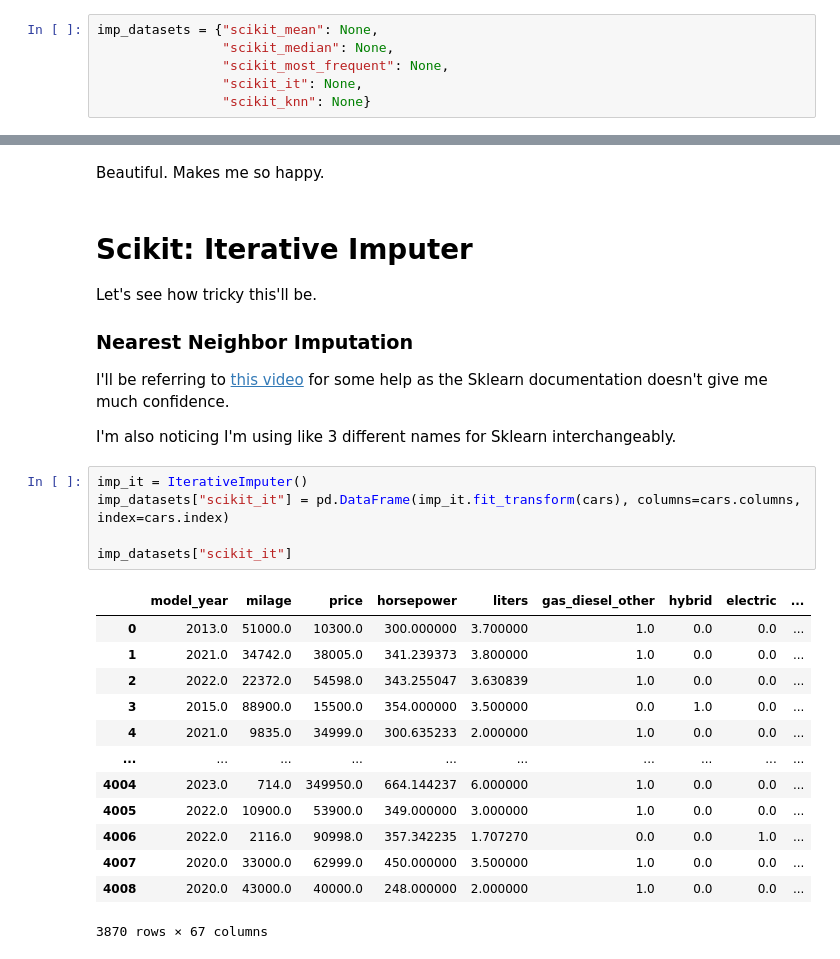
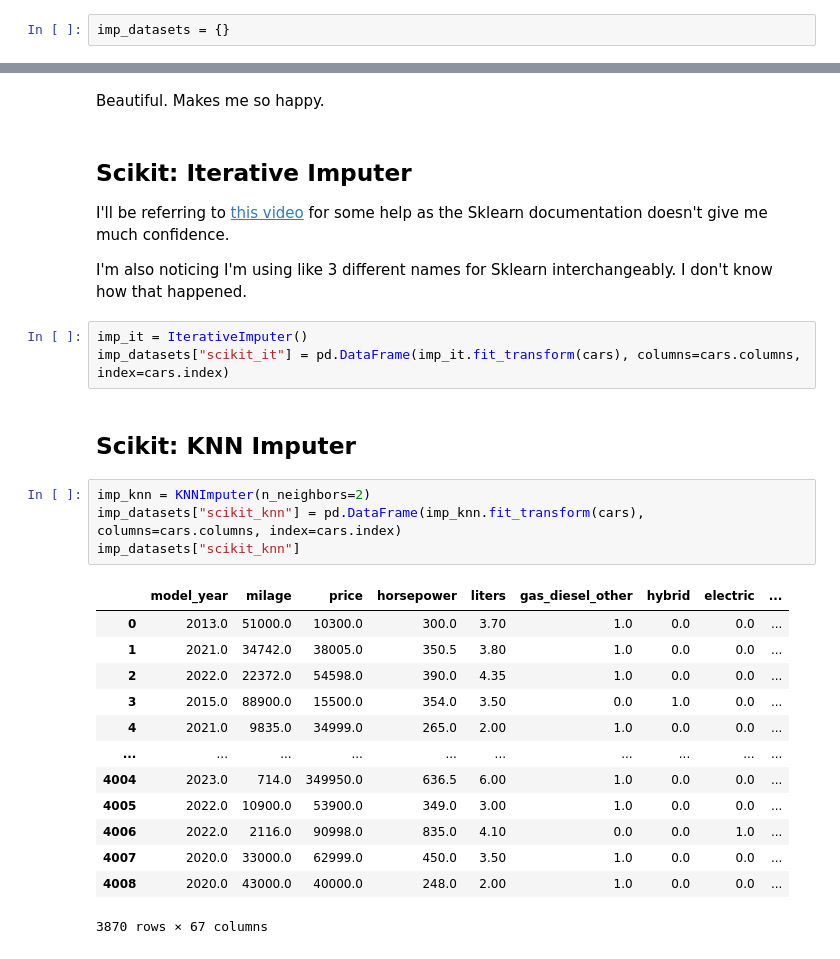
Before and after one commit to crdcamp/lin-reg-practice, a Jupyter notebook: used_car_price_prediction.ipynb, the cells around one changed output, grey strips where cells are left out. Saved outputs shown, nothing was run; the diff lists cells and outputs as text.

Commit message:
Created knn imputer. Needs review

```diff
--- a/used_car_price_prediction.ipynb
+++ b/used_car_price_prediction.ipynb
@@ -201,9 +201,5 @@ Beyond the methods I'm about to explore, I can also think of a few other ways we
 
 Here's a dictionary that will hold the results of each method for the future comparisons:
 # %%
-imp_datasets = {"scikit_mean": None,
-                "scikit_median": None,
-                "scikit_most_frequent": None,
-                "scikit_it": None,
-                "scikit_knn": None}
+imp_datasets = {}
 # %% [markdown]
@@ -260,31 +256,31 @@ imp_datasets["scikit_median"]
 # %% [markdown]
 Beautiful. Makes me so happy.
 # %% [markdown]
-# Scikit: Iterative Imputer
-
-Let's see how tricky this'll be.
-
-### Nearest Neighbor Imputation
+## Scikit: Iterative Imputer
 
 I'll be referring to [this video](https://www.youtube.com/watch?v=m_qKhnaYZlc) for some help as the Sklearn documentation doesn't give me much confidence.
 
-I'm also noticing I'm using like 3 different names for Sklearn interchangeably.
+I'm also noticing I'm using like 3 different names for Sklearn interchangeably. I don't know how that happened.
 # %%
 imp_it = IterativeImputer()
 imp_datasets["scikit_it"] = pd.DataFrame(imp_it.fit_transform(cars), columns=cars.columns, index=cars.index)
-
-imp_datasets["scikit_it"]
-# %% [output]
-|  | model_year | milage | price | horsepower | liters | gas_diesel_other | hybrid | electric | ... |
-| 0 | 2013.0 | 51000.0 | 10300.0 | 300.000000 | 3.700000 | 1.0 | 0.0 | 0.0 | ... |
-| 1 | 2021.0 | 34742.0 | 38005.0 | 341.239373 | 3.800000 | 1.0 | 0.0 | 0.0 | ... |
-| 2 | 2022.0 | 22372.0 | 54598.0 | 343.255047 | 3.630839 | 1.0 | 0.0 | 0.0 | ... |
-| 3 | 2015.0 | 88900.0 | 15500.0 | 354.000000 | 3.500000 | 0.0 | 1.0 | 0.0 | ... |
-| 4 | 2021.0 | 9835.0 | 34999.0 | 300.635233 | 2.000000 | 1.0 | 0.0 | 0.0 | ... |
-| ... | ... | ... | ... | ... | ... | ... | ... | ... | ... |
-| 4004 | 2023.0 | 714.0 | 349950.0 | 664.144237 | 6.000000 | 1.0 | 0.0 | 0.0 | ... |
-| 4005 | 2022.0 | 10900.0 | 53900.0 | 349.000000 | 3.000000 | 1.0 | 0.0 | 0.0 | ... |
-| 4006 | 2022.0 | 2116.0 | 90998.0 | 357.342235 | 1.707270 | 0.0 | 0.0 | 1.0 | ... |
-| 4007 | 2020.0 | 33000.0 | 62999.0 | 450.000000 | 3.500000 | 1.0 | 0.0 | 0.0 | ... |
-| 4008 | 2020.0 | 43000.0 | 40000.0 | 248.000000 | 2.000000 | 1.0 | 0.0 | 0.0 | ... |
-3870 rows × 67 columns
+# %% [markdown]
+## Scikit: KNN Imputer
+# %%
+imp_knn = KNNImputer(n_neighbors=2)
+imp_datasets["scikit_knn"] = pd.DataFrame(imp_knn.fit_transform(cars), columns=cars.columns, index=cars.index)
+imp_datasets["scikit_knn"]
+# %% [output]
+|  | model_year | milage | price | horsepower | liters | gas_diesel_other | hybrid | electric | ... |
+| 0 | 2013.0 | 51000.0 | 10300.0 | 300.0 | 3.70 | 1.0 | 0.0 | 0.0 | ... |
+| 1 | 2021.0 | 34742.0 | 38005.0 | 350.5 | 3.80 | 1.0 | 0.0 | 0.0 | ... |
+| 2 | 2022.0 | 22372.0 | 54598.0 | 390.0 | 4.35 | 1.0 | 0.0 | 0.0 | ... |
+| 3 | 2015.0 | 88900.0 | 15500.0 | 354.0 | 3.50 | 0.0 | 1.0 | 0.0 | ... |
+| 4 | 2021.0 | 9835.0 | 34999.0 | 265.0 | 2.00 | 1.0 | 0.0 | 0.0 | ... |
+| ... | ... | ... | ... | ... | ... | ... | ... | ... | ... |
+| 4004 | 2023.0 | 714.0 | 349950.0 | 636.5 | 6.00 | 1.0 | 0.0 | 0.0 | ... |
+| 4005 | 2022.0 | 10900.0 | 53900.0 | 349.0 | 3.00 | 1.0 | 0.0 | 0.0 | ... |
+| 4006 | 2022.0 | 2116.0 | 90998.0 | 835.0 | 4.10 | 0.0 | 0.0 | 1.0 | ... |
+| 4007 | 2020.0 | 33000.0 | 62999.0 | 450.0 | 3.50 | 1.0 | 0.0 | 0.0 | ... |
+| 4008 | 2020.0 | 43000.0 | 40000.0 | 248.0 | 2.00 | 1.0 | 0.0 | 0.0 | ... |
+3870 rows × 67 columns
```
Also changed, not shown: parts of 2 cells of this notebook.
